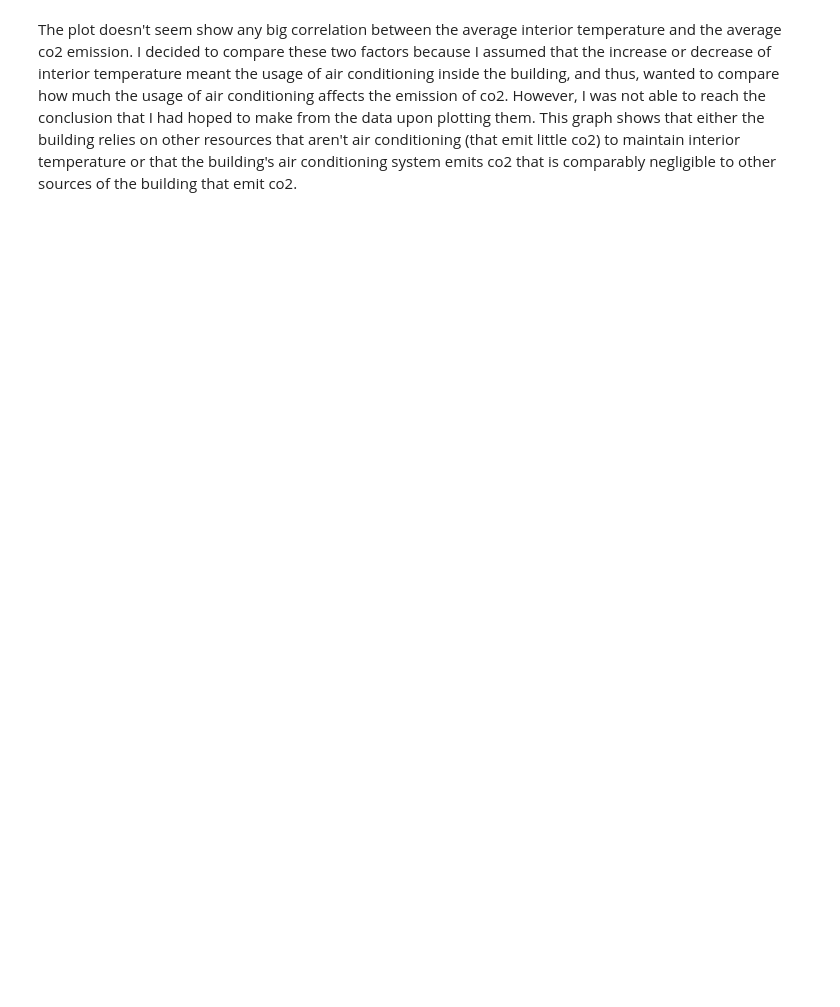
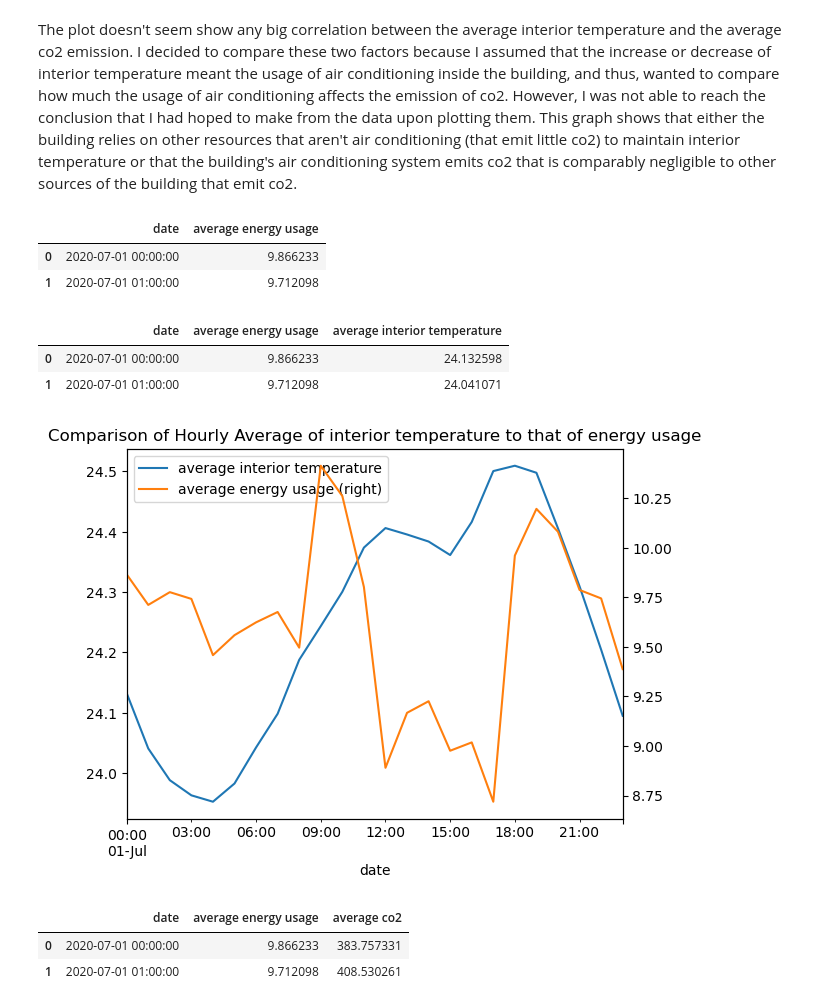
Before and after one commit to UCB-stat-159-s23/project-project-group22, a Jupyter notebook: reuels_analysis.ipynb, the cells around one changed output. Cells and saved outputs as stored; diff of their text form; code cells hidden in the pictures; blank space fills up the shorter version.

```diff
--- a/reuels_analysis.ipynb
+++ b/reuels_analysis.ipynb
@@ -205,2 +190,31 @@ plt.title('Comparison of Hourly Average of interior temperature to that of co2')
 # %% [markdown]
 The plot doesn't seem show any big correlation between the average interior temperature and the average co2 emission. I decided to compare these two factors because I assumed that the increase or decrease of interior temperature meant the usage of air conditioning inside the building, and thus, wanted to compare how much the usage of air conditioning affects the emission of co2. However, I was not able to reach the conclusion that I had hoped to make from the data upon plotting them. This graph shows that either the building relies on other resources that aren't air conditioning (that emit little co2) to maintain interior temperature or that the building's air conditioning system emits co2 that is comparably negligible to other sources of the building that emit co2.
+# %%
+hourly_ele = hourly('2020-07-01 00:00:00', '2020-07-02 00:00:00', ele)
+ele_mean = avg_data(hourly_ele, 'average energy usage')
+ele_mean.head(2)
+# %% [output]
+|  | date | average energy usage |
+| 0 | 2020-07-01 00:00:00 | 9.866233 |
+| 1 | 2020-07-01 01:00:00 | 9.712098 |
+# %%
+combined_ele_temp = ele_mean.merge(int_temp_mean.head(24), on = 'date')
+combined_ele_temp.head(2)
+# %% [output]
+|  | date | average energy usage | average interior temperature |
+| 0 | 2020-07-01 00:00:00 | 9.866233 | 24.132598 |
+| 1 | 2020-07-01 01:00:00 | 9.712098 | 24.041071 |
+# %%
+fig, ax = plt.subplots()
+combined_ele_temp.plot(x = 'date', y = 'average interior temperature', ax = ax)
+combined_ele_temp.plot(x = 'date', y = 'average energy usage', ax = ax, secondary_y = True)
+plt.title('Comparison of Hourly Average of interior temperature to that of energy usage');
+# %% [output]
+[figure, added]
+# %%
+combined_ele_co2 = ele_mean.merge(co2_mean.head(24), on = 'date')
+combined_ele_co2.head(2)
+# %% [output]
+|  | date | average energy usage | average co2 |
+| 0 | 2020-07-01 00:00:00 | 9.866233 | 383.757331 |
+| 1 | 2020-07-01 01:00:00 | 9.712098 | 408.530261 |
```
Also changed, not shown: parts of 3 cells of this notebook.
